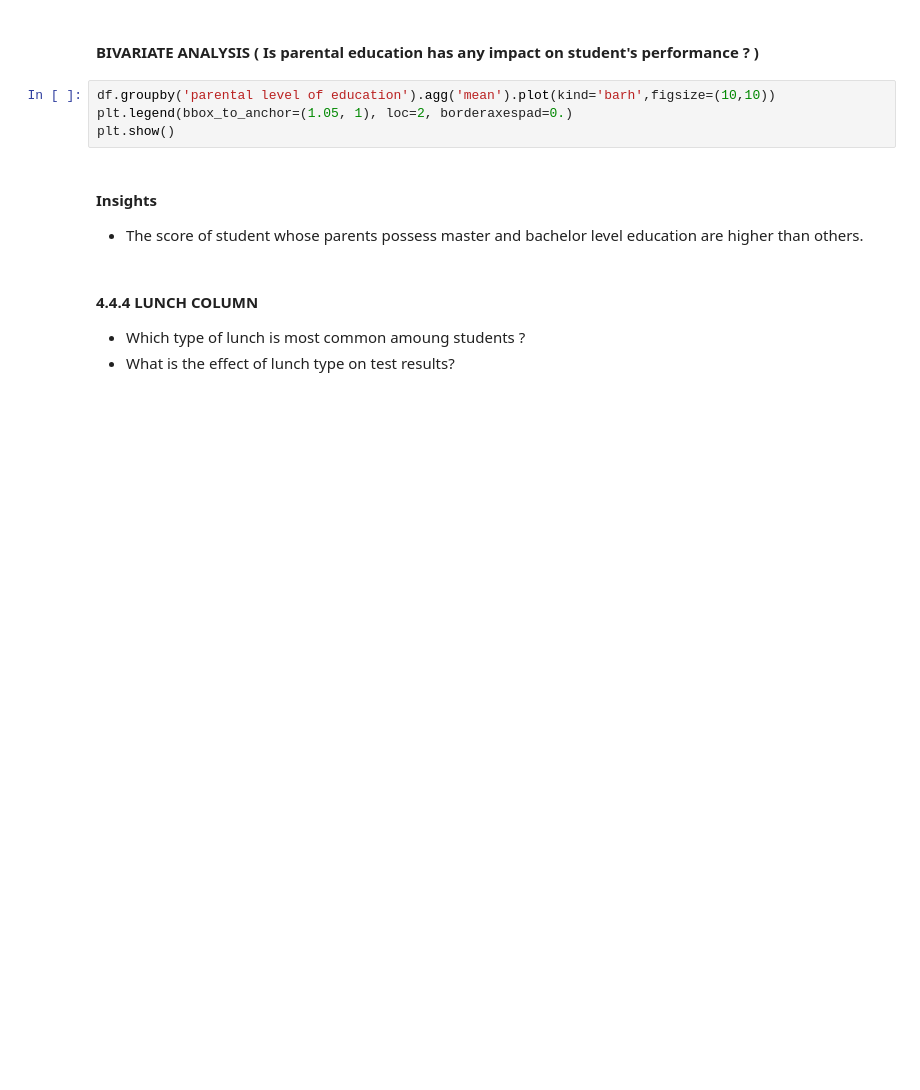
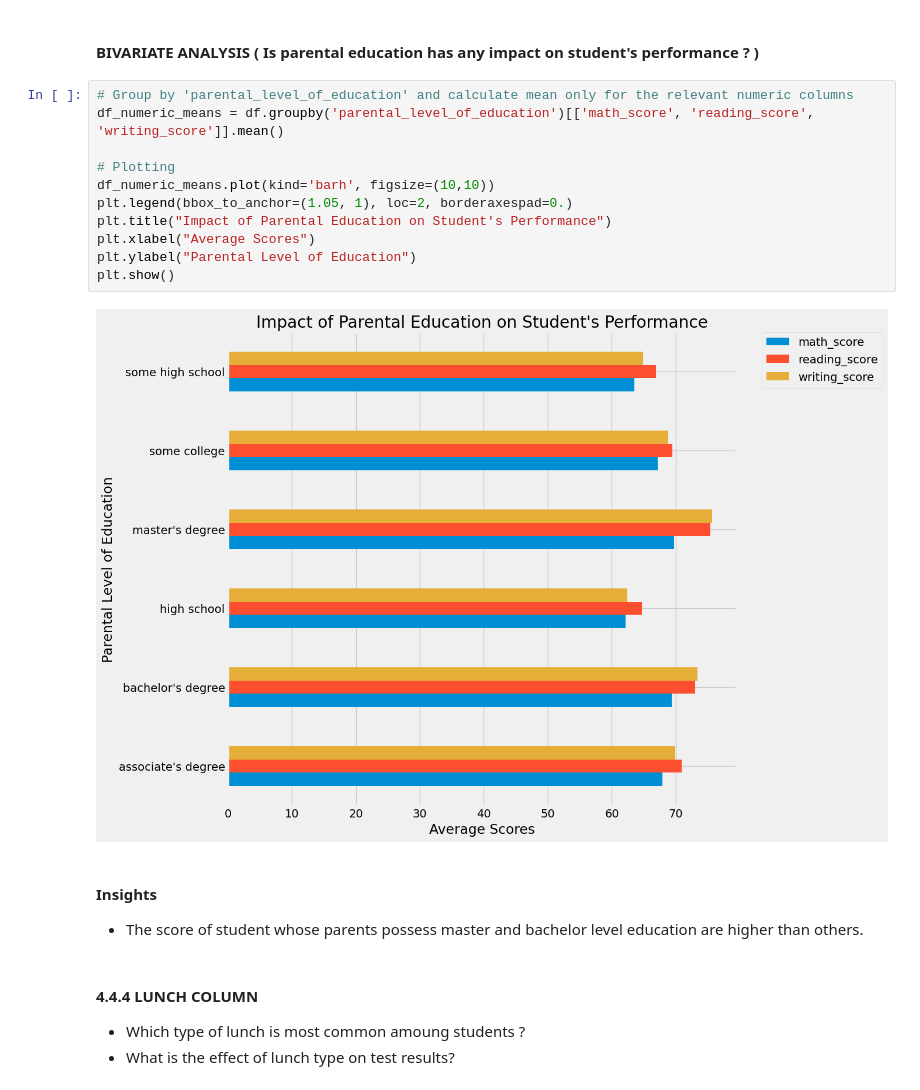
Before and after one commit to adnanbhanji/End-to-End-ML-Project, a Jupyter notebook: notebook/1 . EDA STUDENT PERFORMANCE .ipynb, the cells around one changed output. Drawn from its saved outputs; the diff is of its cells as text; blank space fills up the shorter version.

```diff
--- a/notebook/1 . EDA STUDENT PERFORMANCE .ipynb
+++ b/notebook/1 . EDA STUDENT PERFORMANCE .ipynb
@@ -544,9 +546,18 @@ plt.show()
 # %% [markdown]
 #### BIVARIATE ANALYSIS ( Is parental education has any impact on student's performance ? )
 # %%
-df.groupby('parental level of education').agg('mean').plot(kind='barh',figsize=(10,10))
+# Group by 'parental_level_of_education' and calculate mean only for the relevant numeric columns
+df_numeric_means = df.groupby('parental_level_of_education')[['math_score', 'reading_score', 'writing_score']].mean()
+
+# Plotting
+df_numeric_means.plot(kind='barh', figsize=(10,10))
 plt.legend(bbox_to_anchor=(1.05, 1), loc=2, borderaxespad=0.)
+plt.title("Impact of Parental Education on Student's Performance")
+plt.xlabel("Average Scores")
+plt.ylabel("Parental Level of Education")
 plt.show()
+# %% [output]
+[figure, added]
 # %% [markdown]
 #### Insights
 - The score of student whose parents possess master and bachelor level education are higher than others.
```
Also changed, not shown: parts of 10 cells of this notebook.
